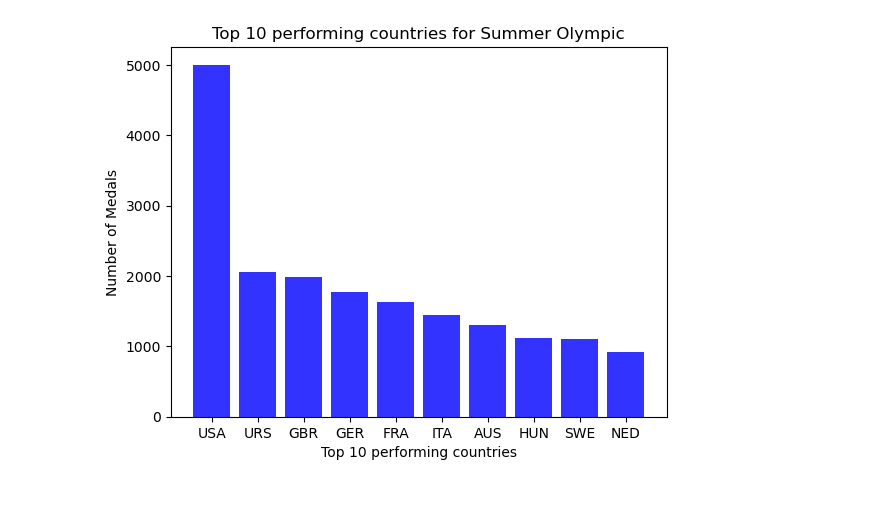
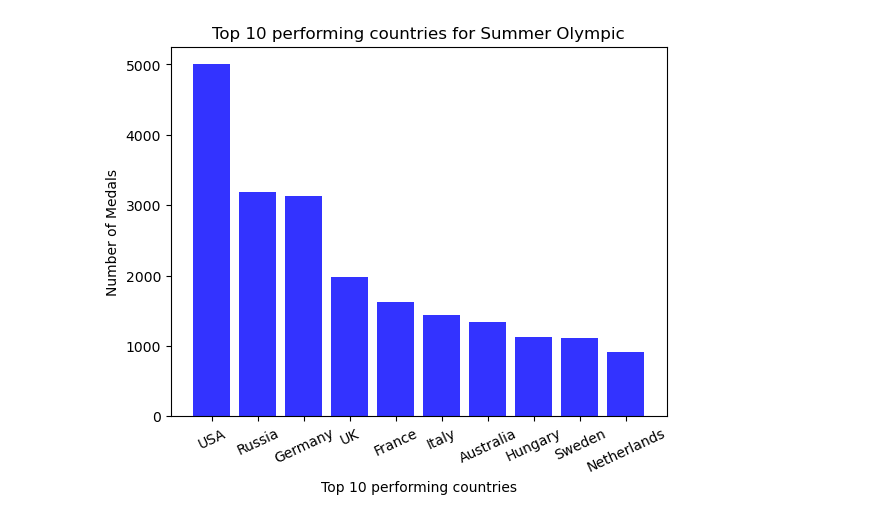
Before and after one commit to soumyaranjanswaincan/Olympic-Data-Analysis, a Jupyter notebook: analysis.ipynb, the cells around one changed output. Cells and saved outputs as stored; diff of their text form; code cells hidden in the pictures.

```diff
--- a/analysis.ipynb
+++ b/analysis.ipynb
@@ -20,0 +92,30 @@ data.head()
+# %%
+#replacing hosting city with city and country
+merge_df.replace('Tanzania', "United Republic of Tanzania", inplace = True)
+df.replace('Democratic Republic of Congo', "Democratic Republic of the Congo", inplace = True)
+df.replace('Congo', "Republic of the Congo", inplace = True)
+df.replace('Lao', "Laos", inplace = True)
+df.replace('Syrian Arab Republic', "Syria", inplace = True)
+df.replace('Serbia', "Republic of Serbia", inplace = True)
+df.replace('Czechia', "Czech Republic", inplace = True)
+df.replace('UAE', "United Arab Emirates", inplace = True)
+df.replace('UK', "United Kingdom", inplace = True)
+df.replace('Rio de Janeiro', 'Brazil', inplace=True)
+df.replace('London', 'United Kingdom', inplace=True)
+df.replace('Beijing', 'China', inplace=True)
+df.replace('Athina', 'Greece', inplace=True)
+df.replace(['Sydney', 'Melbourne'], 'Australia', inplace=True)
+df.replace(['Atlanta', 'Los Angeles', 'St. Louis'], 'United States of America', inplace=True)
+df.replace('Barcelona', 'Spain', inplace=True)
+df.replace('Seoul', 'South Korea', inplace=True)
+df.replace('Moskva', 'Russia', inplace=True)
+df.replace('Montreal', 'Canada', inplace=True)
+df.replace(['Munich', 'Berlin'], 'Germany', inplace=True)
+df.replace('Mexico City', 'Mexico', inplace=True)
+df.replace('Tokyo', 'Japan', inplace=True)
+df.replace('Roma', 'Italy', inplace=True)
+df.replace('Paris', 'France', inplace=True)
+df.replace('Helsinki', 'Finland', inplace=True)
+df.replace('Amsterdam', 'Netherlands', inplace=True)
+df.replace('Antwerpen', 'Belgium', inplace=True)
+df.replace('Stockholm', 'Sweden', inplace=True
@@ -33,0 +150,6 @@ plt.show()
+# %%
+#summer top performing countries
+summer_df = pd.DataFrame(merge_df.loc[merge_df["Season"]=="Summer",:])
+summermetals_per_country = summer_df.groupby(["region"])['Medal'].count()
+top_10_summercountries = pd.DataFrame(summermetals_per_country).sort_values("Medal", ascending = False).head(10)
+top_10_summercountries
@@ -34,15 +169,10 @@ plt.show()
 # %%
-#summer top performing countries
-summer_df = pd.DataFrame(data.loc[data["Season"]=="Summer",:])
-summermetals_per_country = summer_df.groupby(["NOC"])['Medal'].count()
-top_10_summercountries = pd.DataFrame(summermetals_per_country).sort_values("Medal", ascending = False).head(10)
-top_10_summercountries
-
-# Generate a bar plot
+# Generate a bar plot for summer
 plt.bar(top_10_summercountries.index.values, top_10_summercountries['Medal'], color = "blue",alpha=0.8, align="center")
 plt.title("Top 10 performing countries for Summer Olympic")
 plt.xlabel('Top 10 performing countries')
 plt.ylabel('Number of Medals')
+plt.xticks(rotation=25)
 plt.show()
 # %% [output]
-[figure, old version]
+[figure, new version]
```
Also changed, not shown: parts of 12 cells of this notebook.
